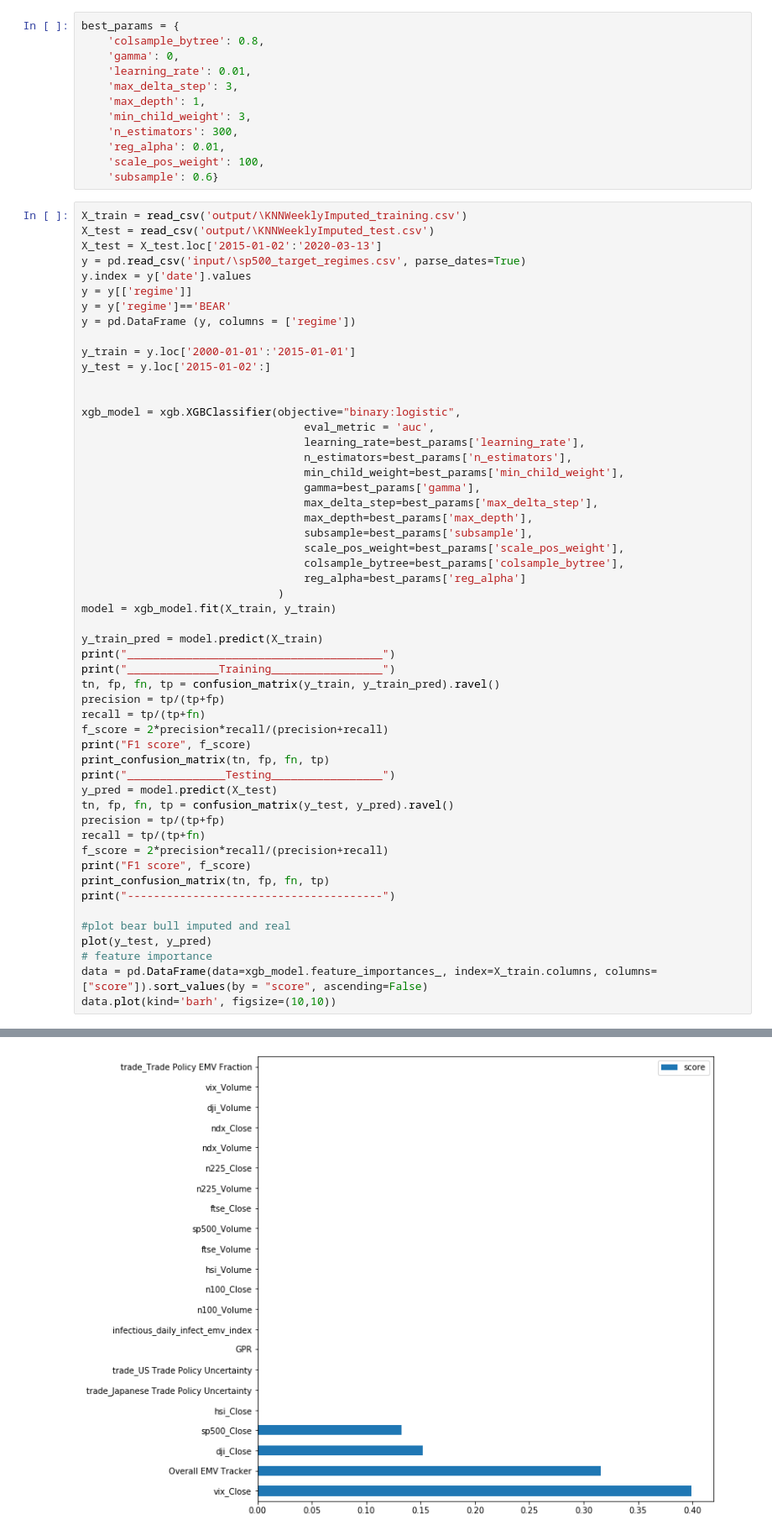
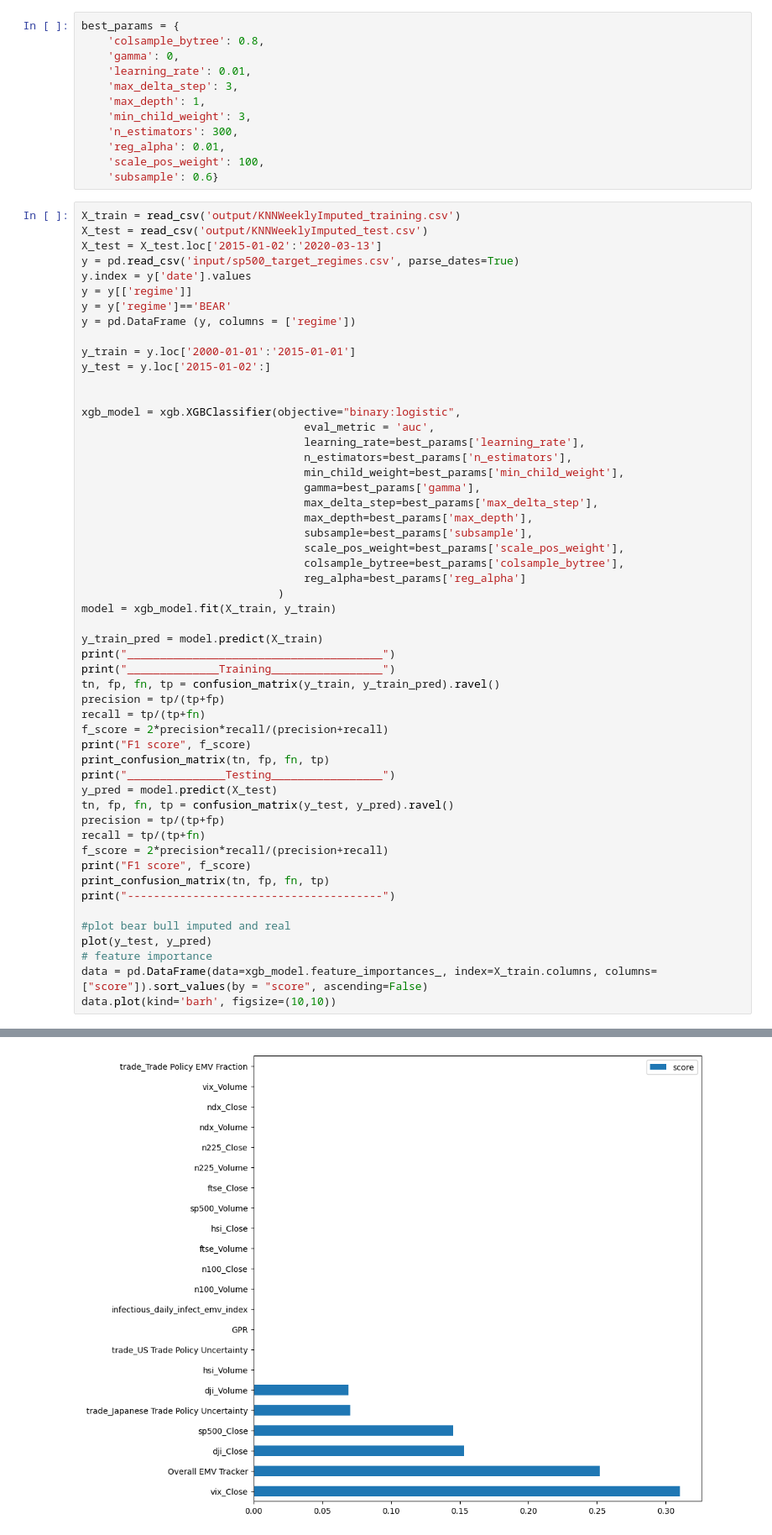
Before and after one commit to Alfieriek/MissingDataInTimeSeries, a Jupyter notebook: 07.00_XGBoost-Knn.ipynb, the cells around one changed output, grey strips where cells are left out. Shown at 84% size. Saved outputs shown, nothing was run; the diff lists cells and outputs as text.

```diff
--- a/07.00_XGBoost-Knn.ipynb
+++ b/07.00_XGBoost-Knn.ipynb
@@ -63,10 +61,10 @@ best_params = {
     'scale_pos_weight': 100,
     'subsample': 0.6}
 # %%
-X_train = read_csv('output/\KNNWeeklyImputed_training.csv')
-X_test = read_csv('output/\KNNWeeklyImputed_test.csv')
+X_train = read_csv('output/KNNWeeklyImputed_training.csv')
+X_test = read_csv('output/KNNWeeklyImputed_test.csv')
 X_test = X_test.loc['2015-01-02':'2020-03-13']
-y = pd.read_csv('input/\sp500_target_regimes.csv', parse_dates=True)
+y = pd.read_csv('input/sp500_target_regimes.csv', parse_dates=True)
 y.index = y['date'].values
 y = y[['regime']]
 y = y['regime']=='BEAR'
@@ -137 +135 @@ _______________________________________
-[figure, old version]
+[figure, new version]
```
Also changed, not shown: parts of 2 cells of this notebook, 2 other files.
